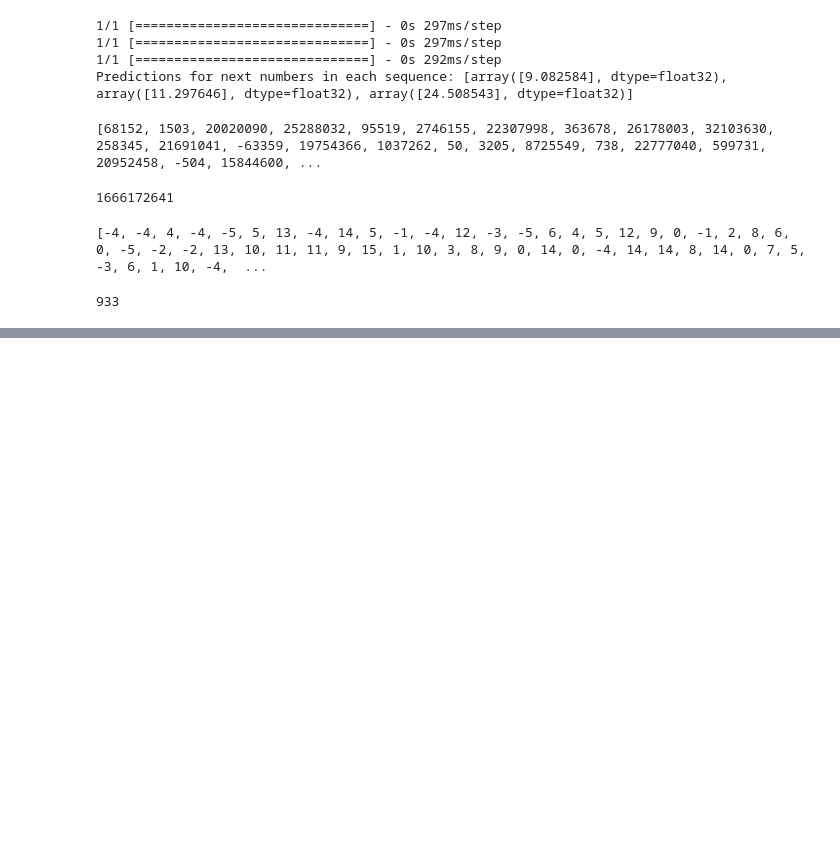
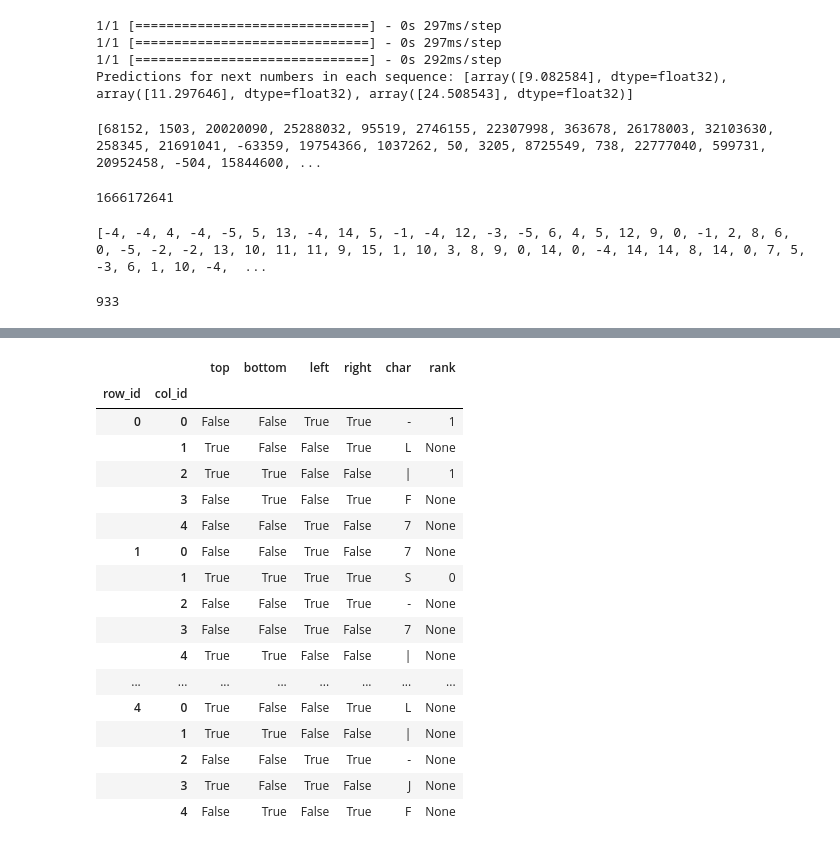
Before and after one commit to Orest02/AoC_2023, a Jupyter notebook: AoC2023.ipynb, the cells around one changed output, grey strips where cells are left out. Drawn from its saved outputs; the diff is of its cells as text; code cells hidden in the pictures; blank space fills up the shorter version.

```diff
--- a/AoC2023.ipynb
+++ b/AoC2023.ipynb
@@ -991,0 +1285,4 @@ sum(predicted_vals)
+# %%
+df.set_index(["row_id", "col_id"], inplace=True)
+
+df[df["rank"] == 0].index
@@ -991,0 +1306,2 @@ sum(predicted_vals)
+# %%
+df.loc[([1,2], [1,2]), "rank"] = -1
@@ -991,0 +1328,21 @@ sum(predicted_vals)
+# %%
+df
+# %% [output]
+|  |  | top | bottom | left | right | char | rank |
+| row_id | col_id |  |  |  |  |  |  |
+| 0 | 0 | False | False | True | True | - | 1 |
+|  | 1 | True | False | False | True | L | None |
+|  | 2 | True | True | False | False | | | 1 |
+|  | 3 | False | True | False | True | F | None |
+|  | 4 | False | False | True | False | 7 | None |
+| 1 | 0 | False | False | True | False | 7 | None |
+|  | 1 | True | True | True | True | S | 0 |
+|  | 2 | False | False | True | True | - | None |
+|  | 3 | False | False | True | False | 7 | None |
+|  | 4 | True | True | False | False | | | None |
+| ... | ... | ... | ... | ... | ... | ... | ... |
+| 4 | 0 | True | False | False | True | L | None |
+|  | 1 | True | True | False | False | | | None |
+|  | 2 | False | False | True | True | - | None |
+|  | 3 | True | False | True | False | J | None |
+|  | 4 | False | True | False | True | F | None |
```
Also changed, not shown: parts of 15 cells of this notebook.
